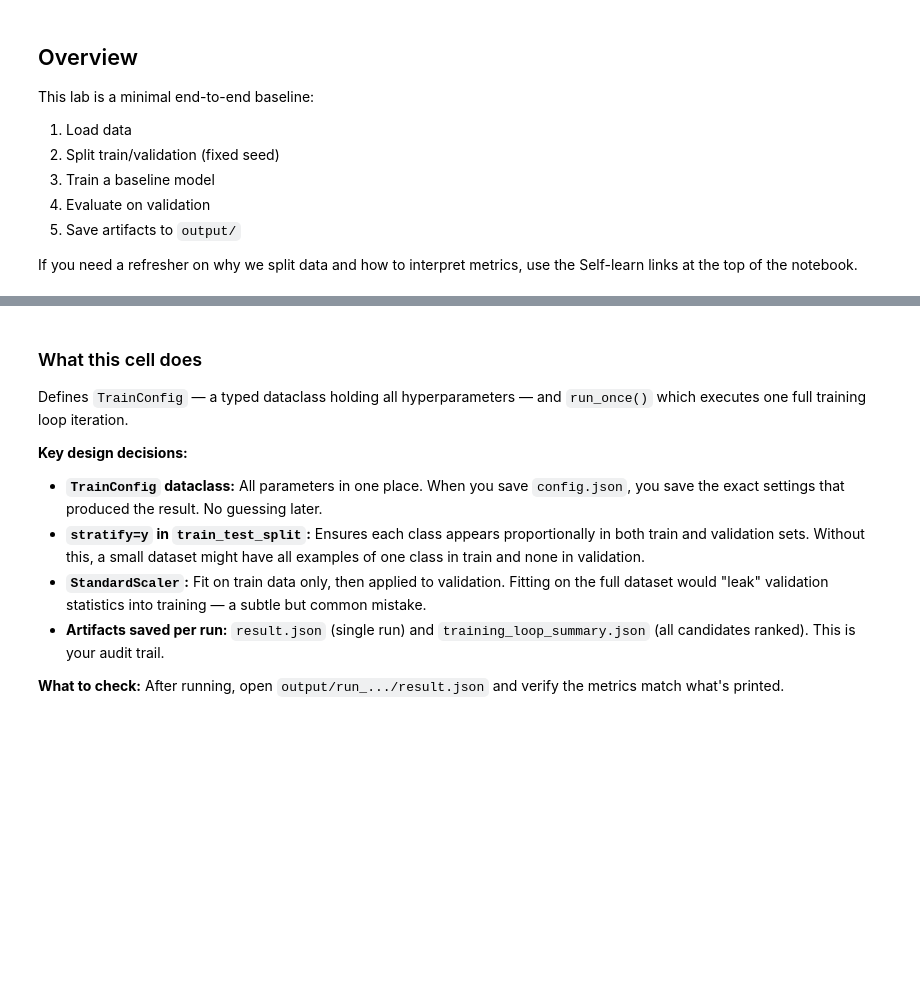
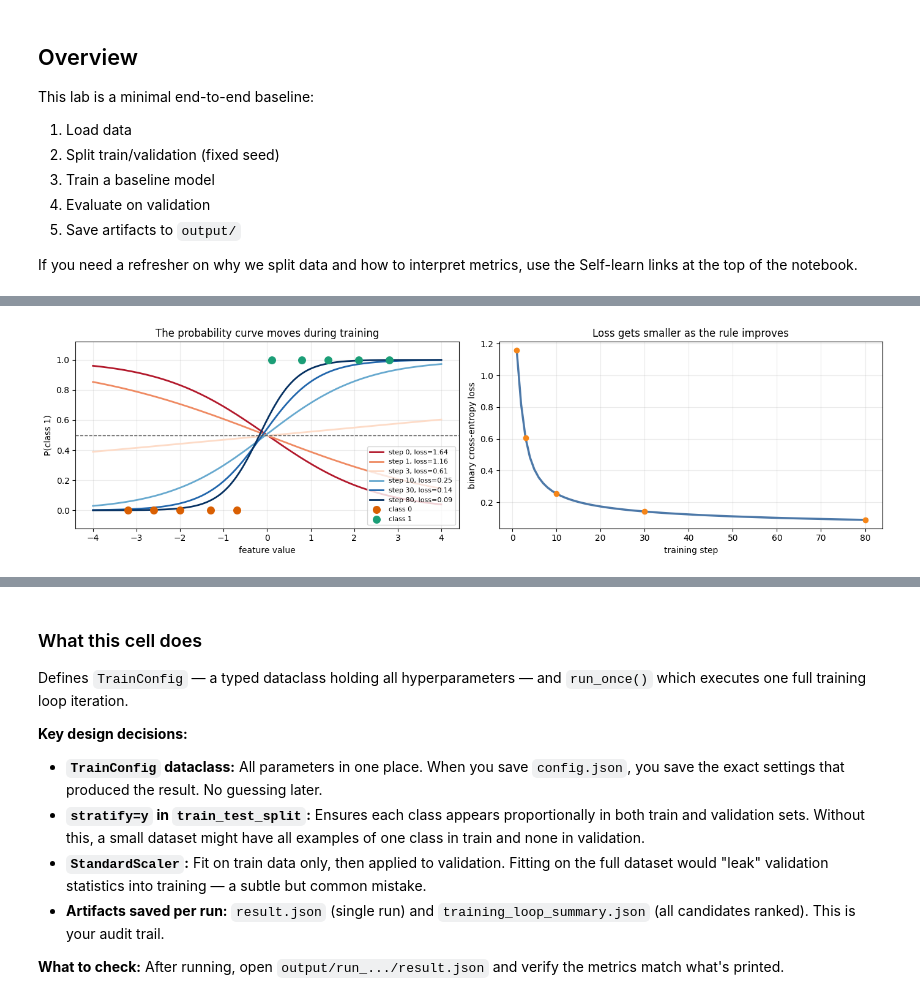
Before and after one commit to inference-ai-course/Fundamentals-of-AI-Engineering, a Jupyter notebook: week_05/01_training_loop.ipynb, the cells around one changed output, grey strips where cells are left out. Drawn from its saved outputs; the diff is of its cells as text; code cells hidden in the pictures; blank space fills up the shorter version.

Commit message:
add graph examples

```diff
--- a/week_05/01_training_loop.ipynb
+++ b/week_05/01_training_loop.ipynb
@@ -127,0 +171,56 @@ plt.show()
+# %%
+def binary_cross_entropy(y_true, y_prob):
+    y_prob = np.clip(y_prob, 1e-8, 1 - 1e-8)
+    return -np.mean(y_true * np.log(y_prob) + (1 - y_true) * np.log(1 - y_prob))
+
+
+x_flat = x_demo.ravel()
+weight = before_weight
+bias = before_bias
+learning_rate = 0.25
+epochs = 80
+snapshots = {0: (weight, bias, binary_cross_entropy(y_demo, sigmoid(weight * x_flat + bias)))}
+loss_history = []
+
+for epoch in range(1, epochs + 1):
+    probs = sigmoid(weight * x_flat + bias)
+    error = probs - y_demo
+    grad_w = np.mean(error * x_flat)
+    grad_b = np.mean(error)
+
+    weight -= learning_rate * grad_w
+    bias -= learning_rate * grad_b
+
+    loss = binary_cross_entropy(y_demo, sigmoid(weight * x_flat + bias))
+    loss_history.append(loss)
+    if epoch in [1, 3, 10, 30, 80]:
+        snapshots[epoch] = (weight, bias, loss)
+
+fig, axes = plt.subplots(1, 2, figsize=(14, 4))
+colors = ["#b2182b", "#ef8a62", "#fddbc7", "#67a9cf", "#2166ac", "#053061"]
+
+for (epoch, (w, b, loss)), color in zip(snapshots.items(), colors):
+    probs = sigmoid(w * x_grid.ravel() + b)
+    axes[0].plot(x_grid.ravel(), probs, color=color, linewidth=2, label=f"step {epoch}, loss={loss:.2f}")
+
+axes[0].scatter(x_demo[y_demo == 0], y_demo[y_demo == 0], color="#d95f02", s=70, label="class 0", zorder=3)
+axes[0].scatter(x_demo[y_demo == 1], y_demo[y_demo == 1], color="#1b9e77", s=70, label="class 1", zorder=3)
+axes[0].axhline(0.5, color="#555555", linestyle="--", linewidth=1)
+axes[0].set_title("The probability curve moves during training")
+axes[0].set_xlabel("feature value")
+axes[0].set_ylabel("P(class 1)")
+axes[0].set_ylim(-0.12, 1.12)
+axes[0].grid(alpha=0.25)
+axes[0].legend(fontsize=8, loc="lower right")
+
+axes[1].plot(range(1, epochs + 1), loss_history, color="#4c78a8", linewidth=2.5)
+axes[1].scatter([1, 3, 10, 30, 80], [snapshots[e][2] for e in [1, 3, 10, 30, 80]], color="#f58518", zorder=3)
+axes[1].set_title("Loss gets smaller as the rule improves")
+axes[1].set_xlabel("training step")
+axes[1].set_ylabel("binary cross-entropy loss")
+axes[1].grid(alpha=0.25)
+
+plt.tight_layout()
+plt.show()
+# %% [output]
+[figure, added]
```
Also changed, not shown: parts of 9 cells of this notebook, 6 other files.
